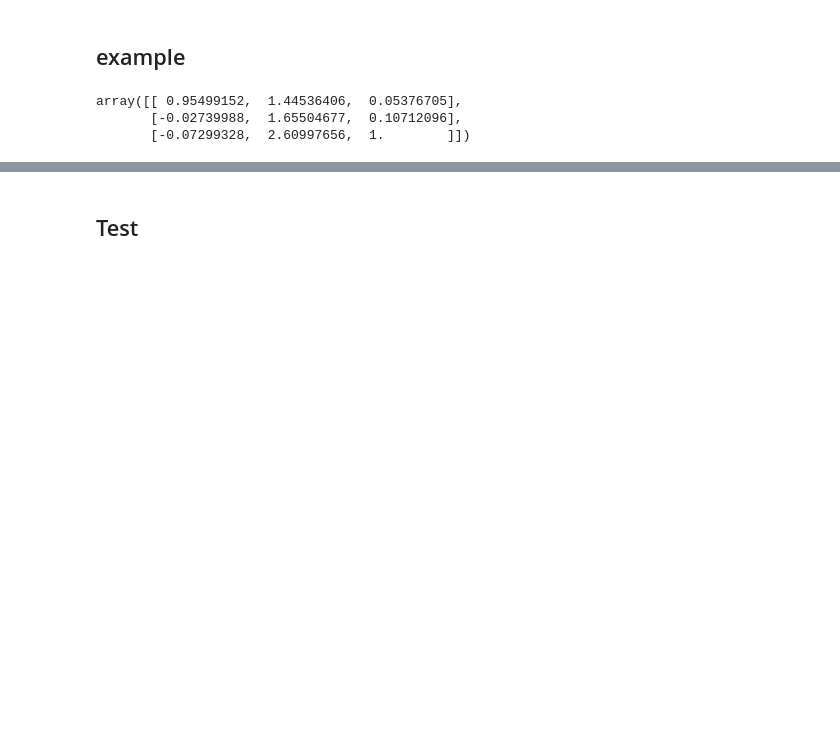
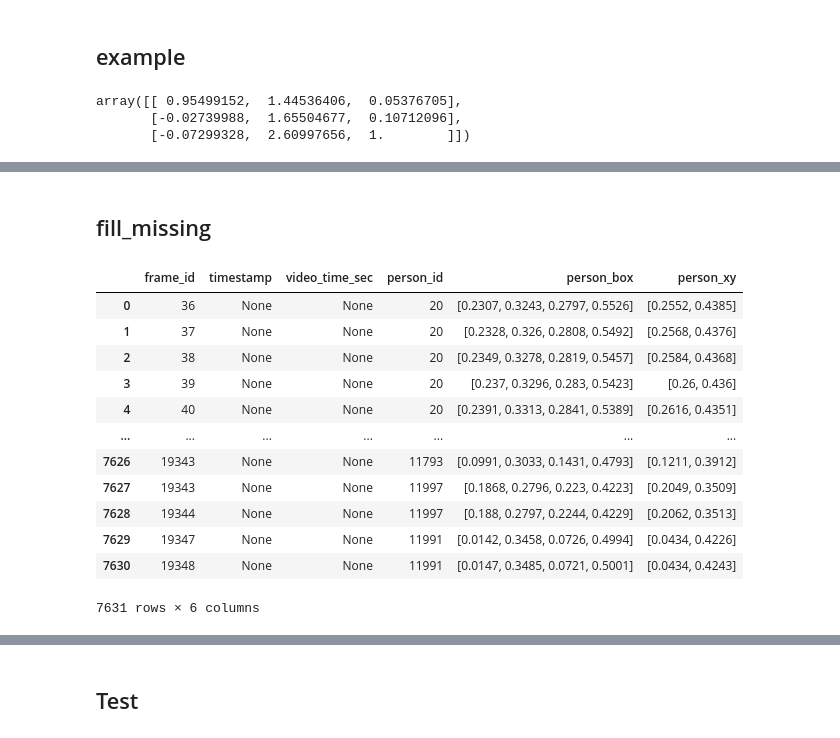
Before and after one commit to jimmoi/DE, a Jupyter notebook: video_mapping.ipynb, the cells around one changed output, grey strips where cells are left out. Saved outputs shown, nothing was run; the diff lists cells and outputs as text; code cells hidden in the pictures; blank space fills up the shorter version.

Commit message:
fix fill missing

```diff
--- a/video_mapping.ipynb
+++ b/video_mapping.ipynb
@@ -90,0 +91,2 @@ plt.show()
+# %% [markdown]
+## fill_missing
@@ -90,0 +155,17 @@ plt.show()
+# %%
+
+df_added_only
+# %% [output]
+|  | frame_id | timestamp | video_time_sec | person_id | person_box | person_xy |
+| 0 | 36 | None | None | 20 | [0.2307, 0.3243, 0.2797, 0.5526] | [0.2552, 0.4385] |
+| 1 | 37 | None | None | 20 | [0.2328, 0.326, 0.2808, 0.5492] | [0.2568, 0.4376] |
+| 2 | 38 | None | None | 20 | [0.2349, 0.3278, 0.2819, 0.5457] | [0.2584, 0.4368] |
+| 3 | 39 | None | None | 20 | [0.237, 0.3296, 0.283, 0.5423] | [0.26, 0.436] |
+| 4 | 40 | None | None | 20 | [0.2391, 0.3313, 0.2841, 0.5389] | [0.2616, 0.4351] |
+| ... | ... | ... | ... | ... | ... | ... |
+| 7626 | 19343 | None | None | 11793 | [0.0991, 0.3033, 0.1431, 0.4793] | [0.1211, 0.3912] |
+| 7627 | 19343 | None | None | 11997 | [0.1868, 0.2796, 0.223, 0.4223] | [0.2049, 0.3509] |
+| 7628 | 19344 | None | None | 11997 | [0.188, 0.2797, 0.2244, 0.4229] | [0.2062, 0.3513] |
+| 7629 | 19347 | None | None | 11991 | [0.0142, 0.3458, 0.0726, 0.4994] | [0.0434, 0.4226] |
+| 7630 | 19348 | None | None | 11991 | [0.0147, 0.3485, 0.0721, 0.5001] | [0.0434, 0.4243] |
+7631 rows × 6 columns
```
Also changed, not shown: parts of 8 cells of this notebook.
